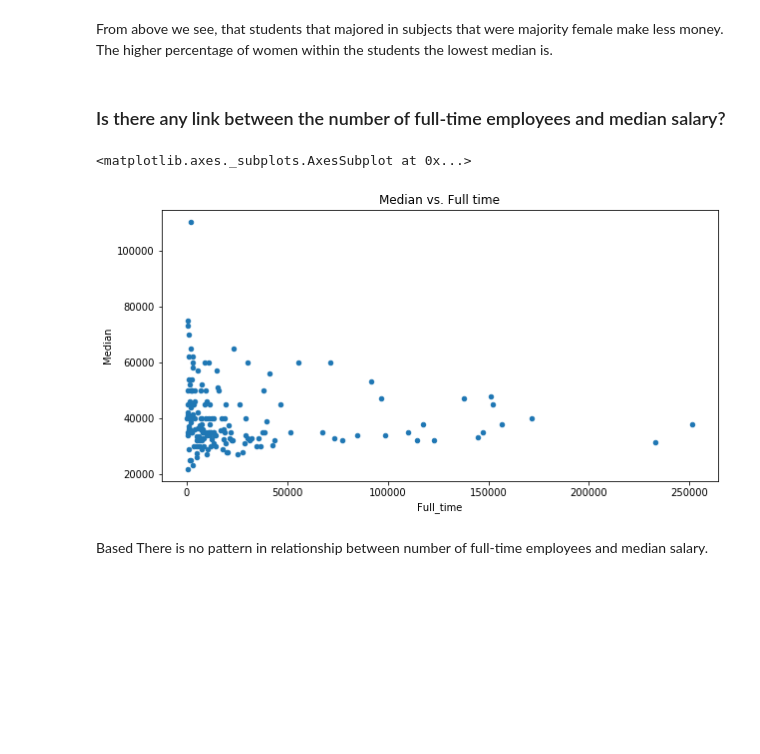
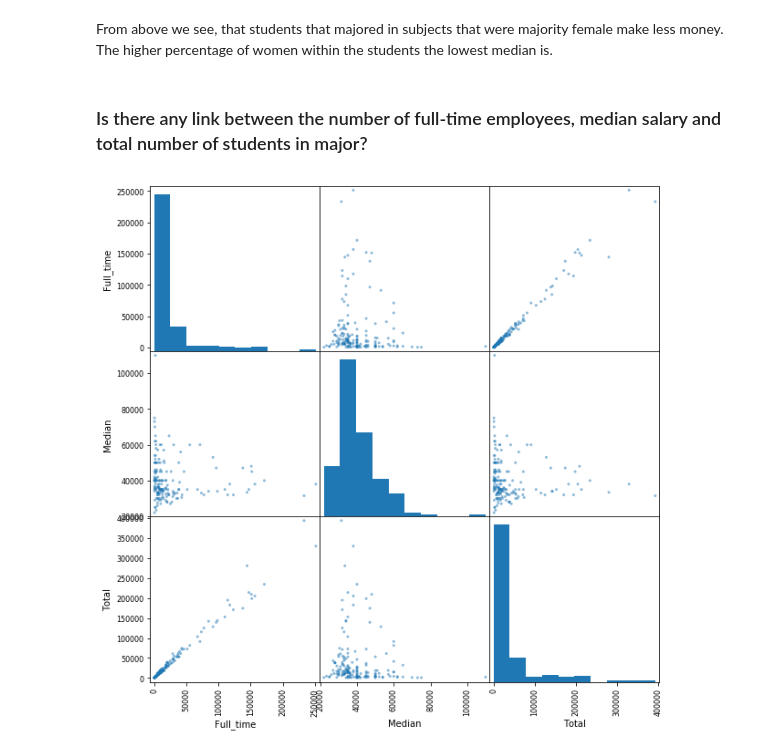
Before and after one commit to MichalRem/Data-Science-Portfolio, a Jupyter notebook: Visualizing Earnings Based On College Majors.ipynb, the cells around one changed output. Cells and saved outputs as stored; diff of their text form; code cells hidden in the pictures; blank space fills up the shorter version.

```diff
--- a/Visualizing Earnings Based On College Majors.ipynb
+++ b/Visualizing Earnings Based On College Majors.ipynb
@@ -110,11 +111,10 @@ recent_grads.plot(x='ShareWomen', y='Median', kind='scatter', title='Median vs.
 # %% [markdown]
 From above we see, that students that majored in subjects that were majority female make less money. The higher percentage of women within the students the lowest median is.
 # %% [markdown]
-### Is there any link between the number of full-time employees and median salary?
+### Is there any link between the number of full-time employees, median salary and total number of students in major?
-# %%
-recent_grads.plot(x='Full_time', y='Median', kind='scatter', title='Median vs. Full time', figsize=(10,5))
-# %% [output]
-<matplotlib.axes._subplots.AxesSubplot at 0x...>
-[figure, removed]
-# %% [markdown]
-Based There is no pattern in relationship between number of full-time employees and median salary.
+# %%
+from pandas.tools.plotting import scatter_matrix
+scatter_matrix(recent_grads[['Full_time','Median','Total']], figsize=(10,10))
+plt.show()
+# %% [output]
+[figure, added]
```
Also changed, not shown: parts of 21 cells of this notebook.
